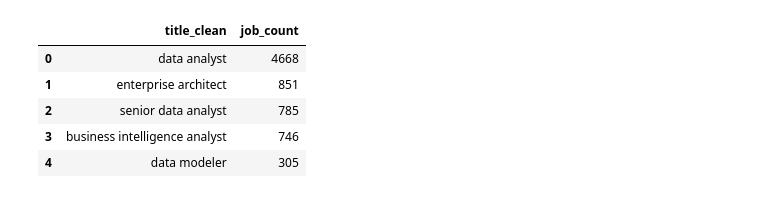
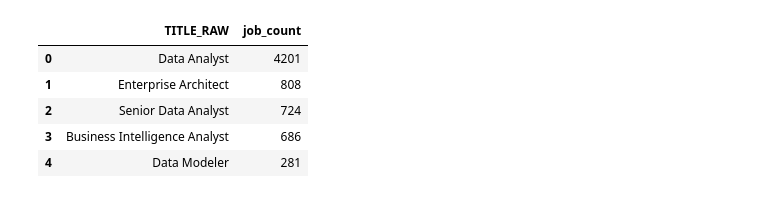
Before and after one commit to zhengyuzhou123/Assignment2, a Jupyter notebook: table_dataframe.ipynb, the cells around one changed output. Saved outputs shown, nothing was run; the diff lists cells and outputs as text; code cells hidden in the pictures.

```diff
--- a/table_dataframe.ipynb
+++ b/table_dataframe.ipynb
@@ -243,12 +266,12 @@ top_5_job_titles_raw.show(5, truncate=False)
 # %%
 import pandas as pd
 
-top_5_job_titles_pd = top_5_job_titles.toPandas()
+top_5_job_titles_pd = top_5_job_titles_raw.toPandas()
 top_5_job_titles_pd
 # %% [output]
-|  | title_clean | job_count |
-| 0 | data analyst | 4668 |
-| 1 | enterprise architect | 851 |
-| 2 | senior data analyst | 785 |
-| 3 | business intelligence analyst | 746 |
-| 4 | data modeler | 305 |
+|  | TITLE_RAW | job_count |
+| 0 | Data Analyst | 4201 |
+| 1 | Enterprise Architect | 808 |
+| 2 | Senior Data Analyst | 724 |
+| 3 | Business Intelligence Analyst | 686 |
+| 4 | Data Modeler | 281 |
```
Also changed, not shown: parts of 22 cells of this notebook, 1 other file.
